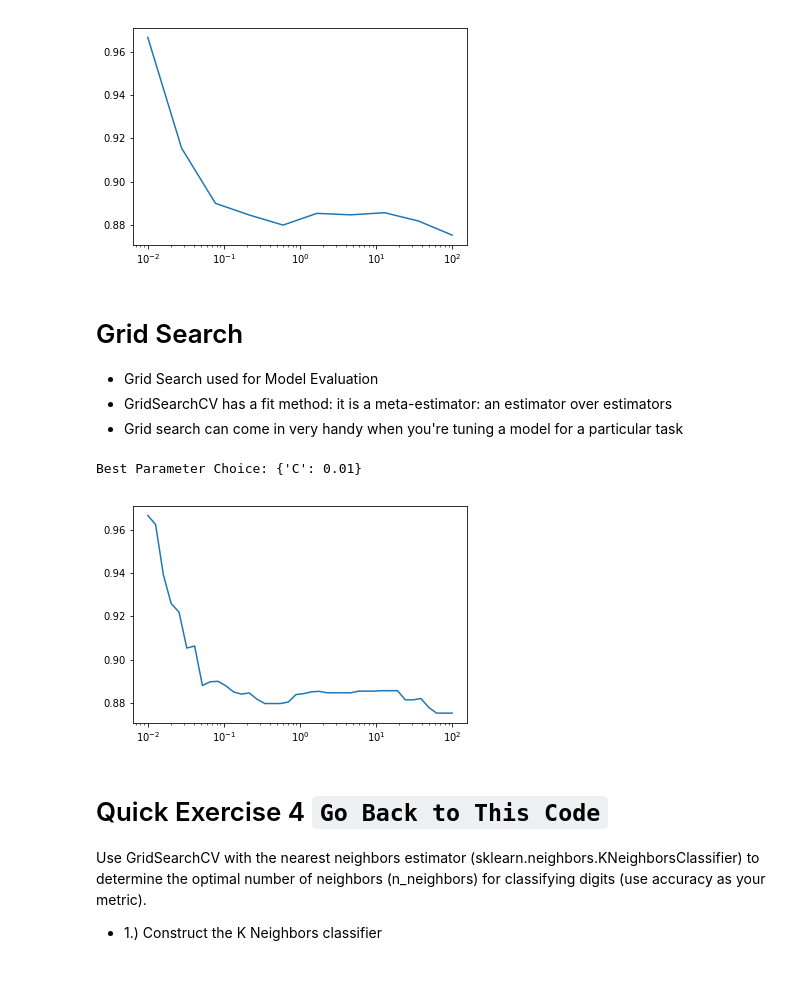
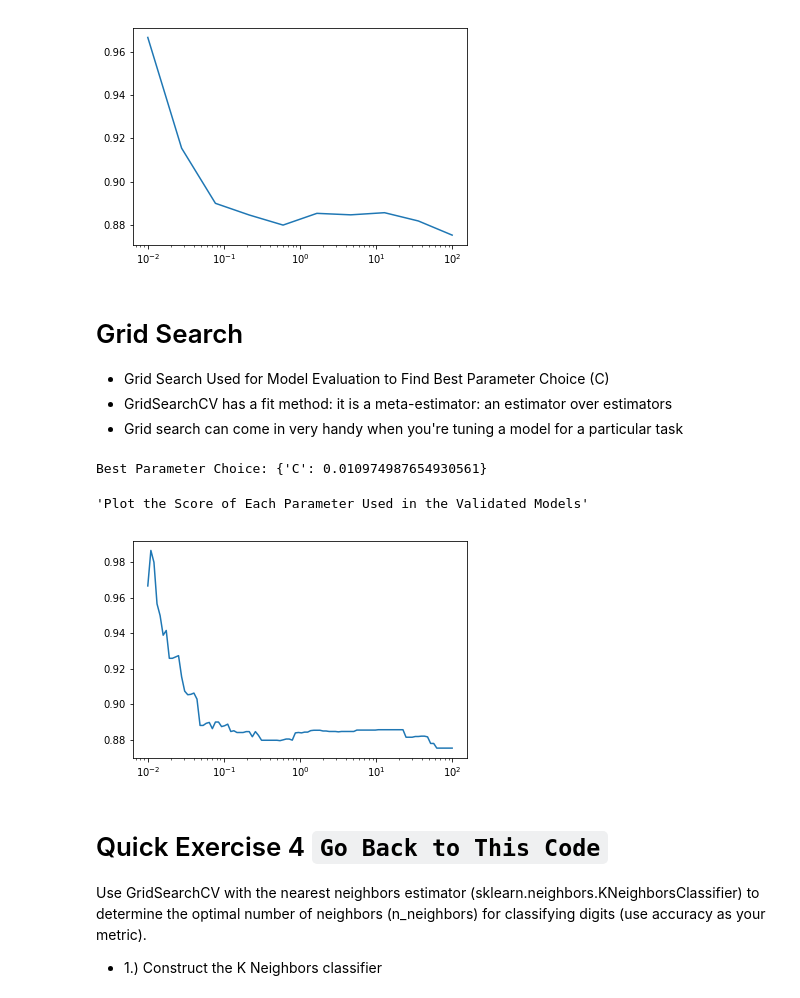
Before and after one commit to klam28/ML, a Jupyter notebook: shadow - 06_validation.ipynb, the cells around one changed output. Cells and saved outputs as stored; diff of their text form; code cells hidden in the pictures.

```diff
--- a/shadow - 06_validation.ipynb
+++ b/shadow - 06_validation.ipynb
@@ -195,26 +210,43 @@ print(scores)
 [figure]
 # %% [markdown]
 # Grid Search
-- Grid Search used for Model Evaluation
+- Grid Search Used for Model Evaluation to Find Best Parameter Choice (C)
 - GridSearchCV has a fit method: it is a meta-estimator: an estimator over estimators
 - Grid search can come in very handy when you're tuning a model for a particular task
-# %%
-from sklearn.grid_search import GridSearchCV
-
-clf = SVC()
-C_range = np.logspace(-2, 2, 40)
-grid = GridSearchCV(clf,
-                    param_grid = {'C': C_range},
-                    scoring = 'precision', cv=5)
-grid.fit(X, target)
-print ("Best Parameter Choice:", grid.best_params_)
-# %% [output]
-Best Parameter Choice: {'C': 0.01}
+# %%
+"""Evaluate Trained Models Using Cross-Validation Where Different Models With Its Own Parameter Values Lie on a Grid"""
+from sklearn.grid_search import GridSearchCV
+clf = SVC()
+# np.logspace(Start, Stop, Number of Samples to Generate = 40) ~ Given in Base 10
+# Create Range of Possible C Parameters
+C_range = np.logspace(-2, 2, 100)
+
+
+"""
+GridSearchCV Parameters (Has Its Own Fit Method)
+1) Model used to Grid Search (e.g. SVC())
+2) Parameter Grid (Values from C_range)
+3) Scoring Method: Precision
+4) 5 Fold Cross Validate (Validate 5 Times)
+5) Fit (X, target)
+"""
+grid = GridSearchCV(clf,
+                    param_grid = {'C': C_range},
+# param_grid Creates a Dictionary With Parameter Name and Parameter String to Enable Searching Over Sequence
+                    scoring = 'precision',
+                    cv = 5)
+grid.fit(X, target)
+print ("Best Parameter Choice:", grid.best_params_)
+# %% [output]
+Best Parameter Choice: {'C': 0.010974987654930561}
 # %%
 scores = [g[1] for g in grid.grid_scores_]
 plt.semilogx(C_range, scores);
+
+"""Plot the Score of Each Parameter Used in the Validated Models"""
 # %% [output]
+'Plot the Score of Each Parameter Used in the Validated Models'
-[figure, old version]
+[figure, new version]
 # %% [markdown]
 # Quick Exercise 4  `Go Back to This Code`
 Use GridSearchCV with the nearest neighbors estimator (sklearn.neighbors.KNeighborsClassifier) to determine the optimal number of neighbors (n_neighbors) for classifying digits (use accuracy as your metric).
```
Also changed, not shown: parts of 20 cells of this notebook.
